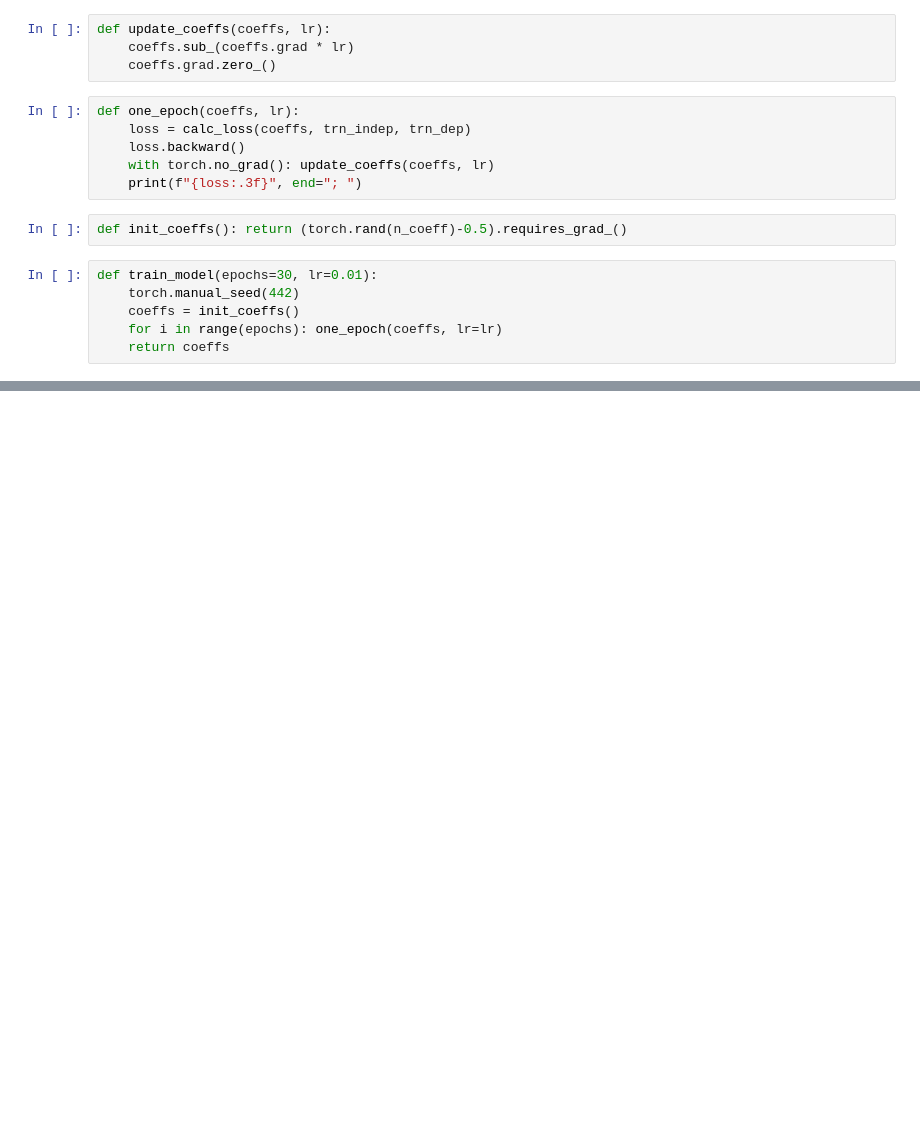
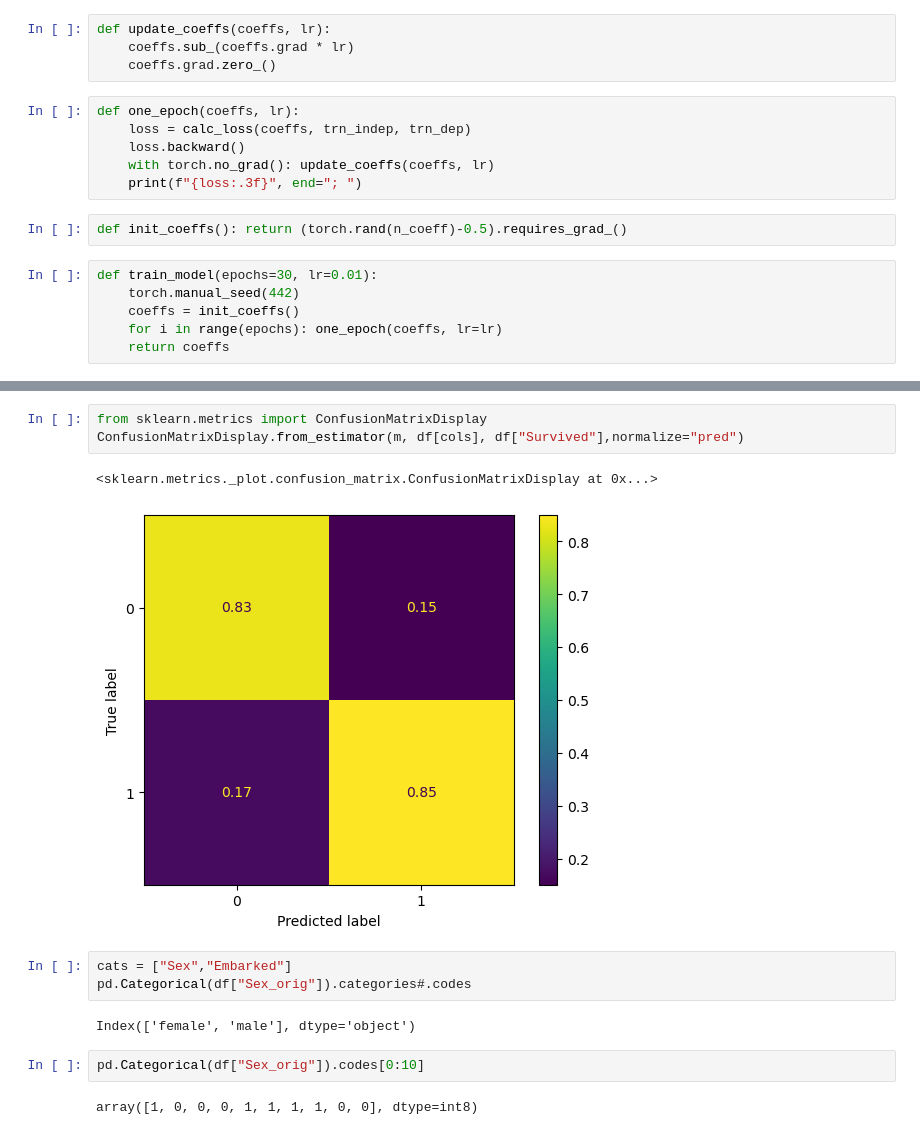
Before and after one commit to georghoeller/fastbook, a Jupyter notebook: my-stuff/lesson4-titanic-nn/ch9-titanic-nn.ipynb, the cells around one changed output, grey strips where cells are left out. Drawn from its saved outputs; the diff is of its cells as text; blank space fills up the shorter version.

```diff
--- a/my-stuff/lesson4-titanic-nn/ch9-titanic-nn.ipynb
+++ b/my-stuff/lesson4-titanic-nn/ch9-titanic-nn.ipynb
@@ -140,0 +346,15 @@ sk_coeffs
+# %%
+from sklearn.metrics import ConfusionMatrixDisplay
+ConfusionMatrixDisplay.from_estimator(m, df[cols], df["Survived"],normalize="pred")
+# %% [output]
+<sklearn.metrics._plot.confusion_matrix.ConfusionMatrixDisplay at 0x...>
+[figure, added]
+# %%
+cats = ["Sex","Embarked"]
+pd.Categorical(df["Sex_orig"]).categories#.codes
+# %% [output]
+Index(['female', 'male'], dtype='object')
+# %%
+pd.Categorical(df["Sex_orig"]).codes[0:10]
+# %% [output]
+array([1, 0, 0, 0, 1, 1, 1, 1, 0, 0], dtype=int8)
```
Also changed, not shown: parts of 26 cells of this notebook.
